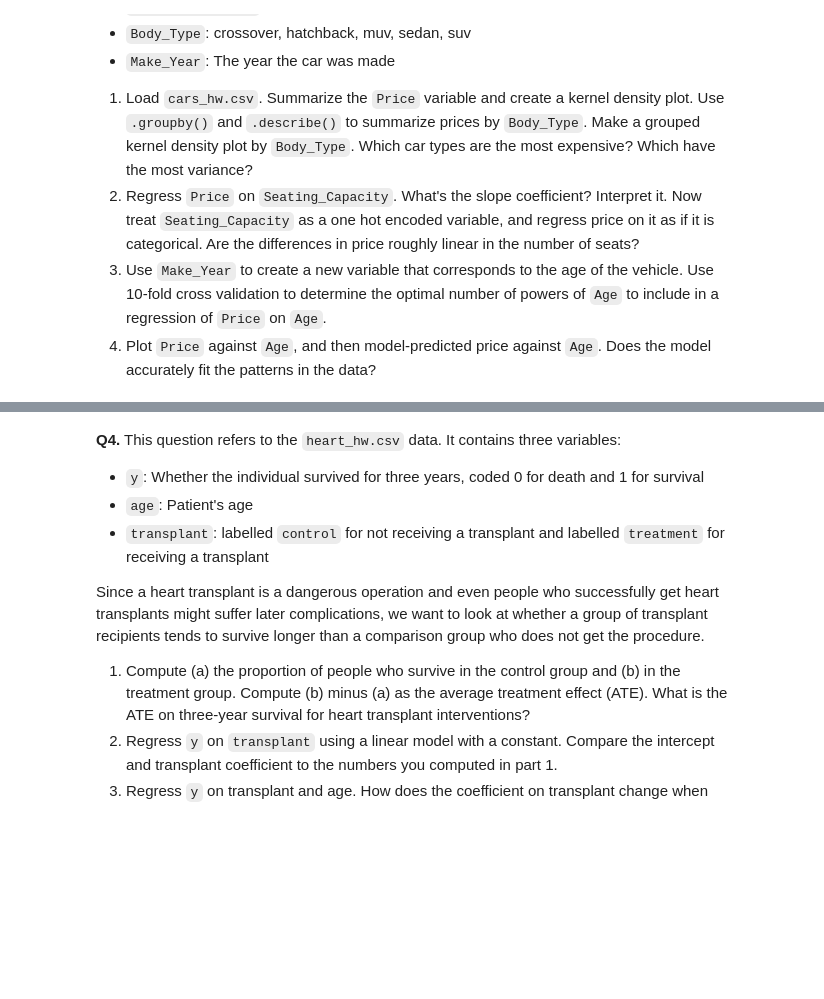
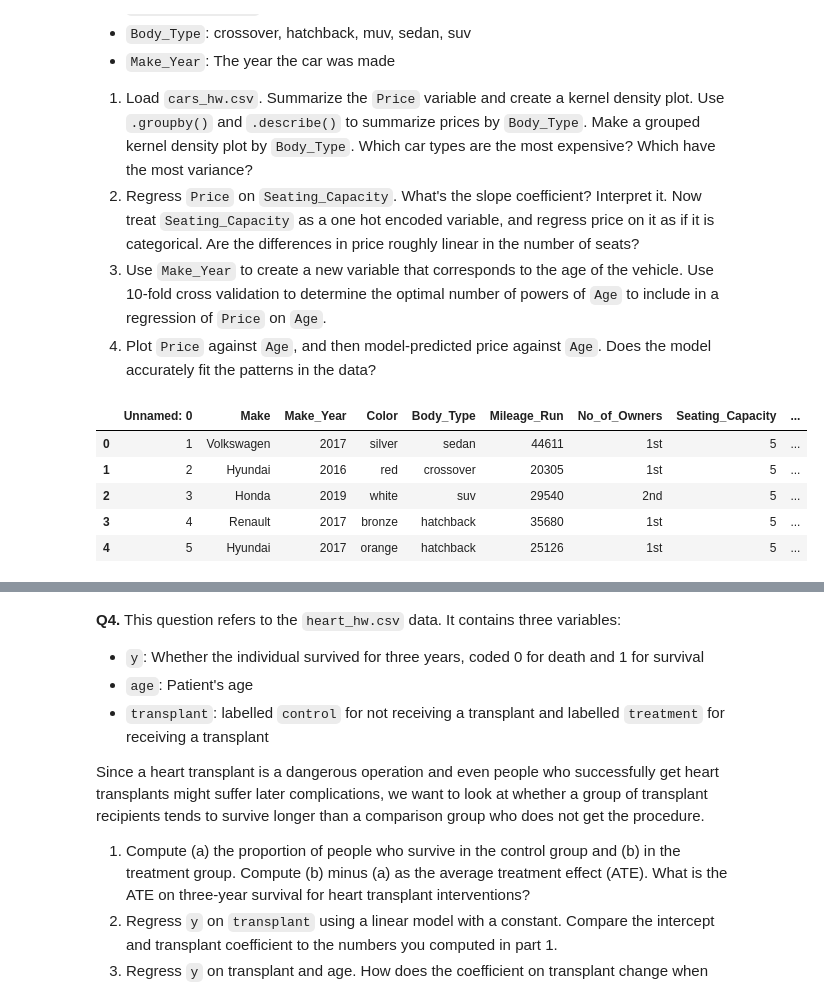
Before and after one commit to SafaaMahbub/undergrad_ml_assignments, a Jupyter notebook: 03_assignment_linear_models.ipynb, the cells around one changed output, grey strips where cells are left out. Cells and saved outputs as stored; diff of their text form; code cells hidden in the pictures; blank space fills up the shorter version.

```diff
--- a/03_assignment_linear_models.ipynb
+++ b/03_assignment_linear_models.ipynb
@@ -183,3 +183,19 @@ the slopes are not the same across the boroughs and Manhatten seeems to have muc
   2. Regress `Price` on `Seating_Capacity`. What's the slope coefficient? Interpret it. Now treat `Seating_Capacity` as a one hot encoded variable, and regress price on it as if it is categorical. Are the differences in price roughly linear in the number of seats?
   3. Use `Make_Year` to create a new variable that corresponds to the age of the vehicle. Use 10-fold cross validation to determine the optimal number of powers of `Age` to include in a regression of `Price` on `Age`.
   4. Plot `Price` against `Age`, and then model-predicted price against `Age`. Does the model accurately fit the patterns in the data?
+# %%
+import pandas as pd
+import matplotlib.pyplot as plt
+import seaborn as sns
+from sklearn.linear_model import LinearRegression
+from sklearn.model_selection import cross_val_score
+
+df = pd.read_csv('./data/cars_hw.csv')
+df.head()
+# %% [output]
+|  | Unnamed: 0 | Make | Make_Year | Color | Body_Type | Mileage_Run | No_of_Owners | Seating_Capacity | ... |
+| 0 | 1 | Volkswagen | 2017 | silver | sedan | 44611 | 1st | 5 | ... |
+| 1 | 2 | Hyundai | 2016 | red | crossover | 20305 | 1st | 5 | ... |
+| 2 | 3 | Honda | 2019 | white | suv | 29540 | 2nd | 5 | ... |
+| 3 | 4 | Renault | 2017 | bronze | hatchback | 35680 | 1st | 5 | ... |
+| 4 | 5 | Hyundai | 2017 | orange | hatchback | 25126 | 1st | 5 | ... |
```
Also changed, not shown: parts of 10 cells of this notebook.
